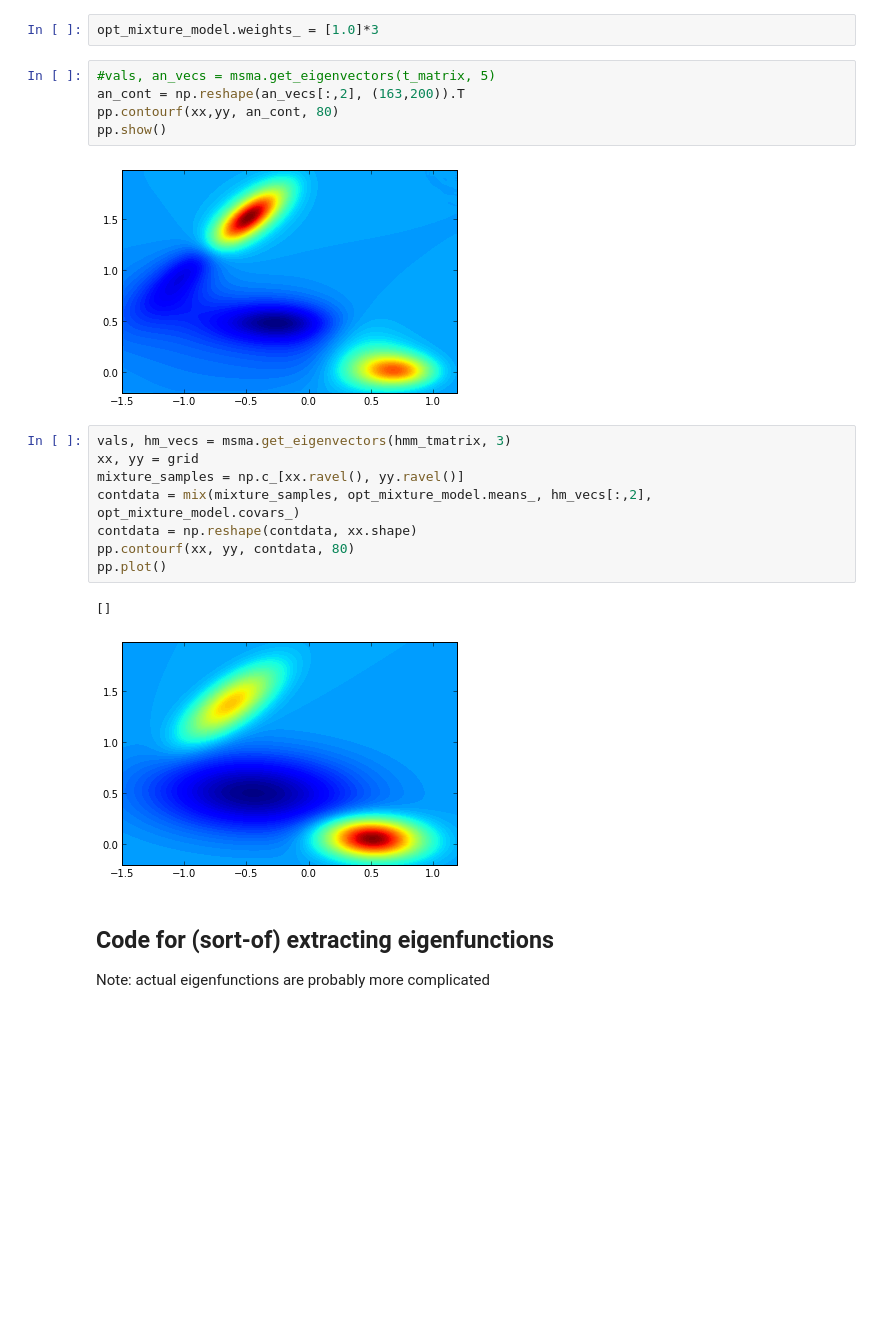
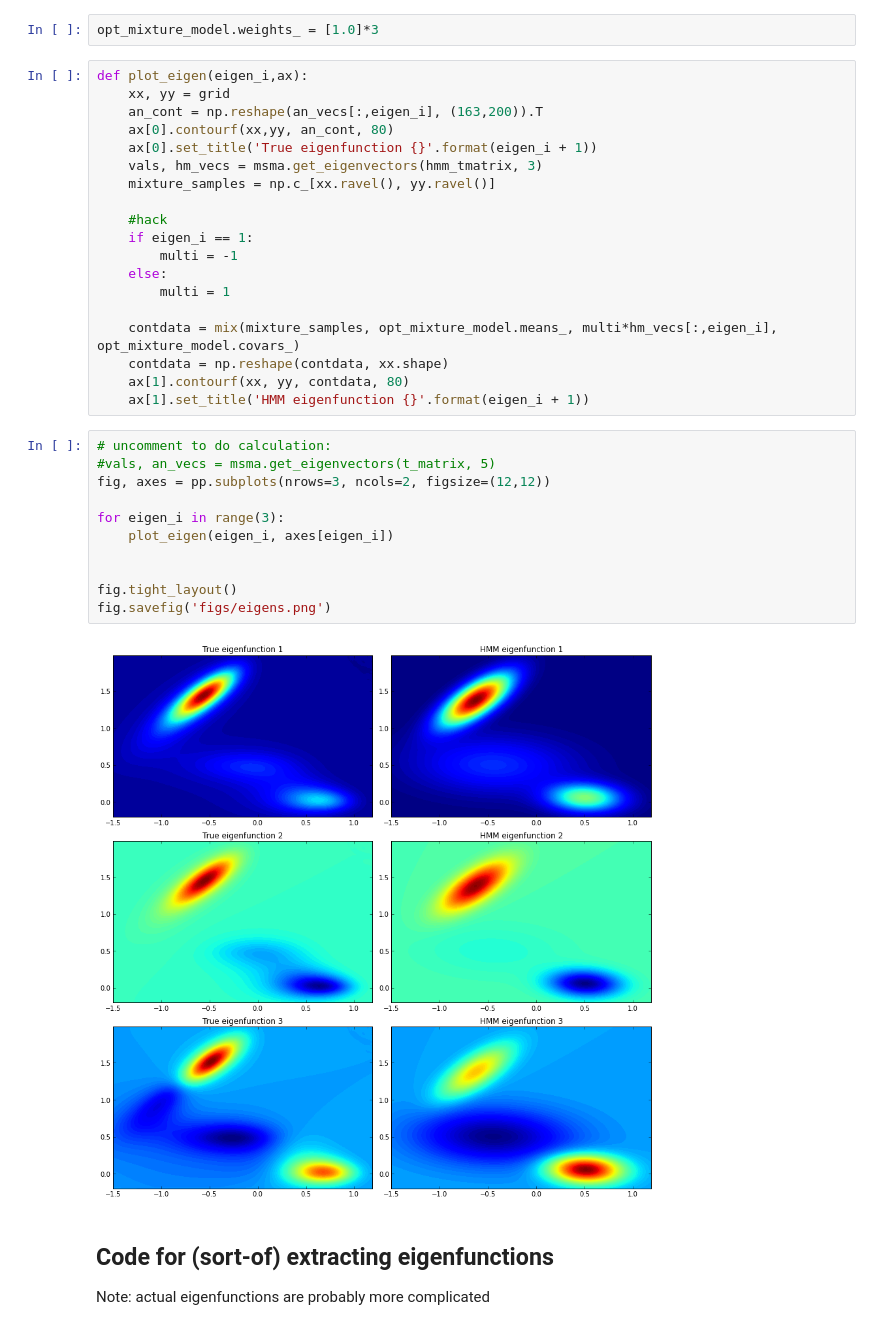
Before and after one commit to mpharrigan/fuzzy-clustering, a Jupyter notebook: HMM-Validate.ipynb, the cells around one changed output. Cells and saved outputs as stored; diff of their text form; blank space fills up the shorter version.

```diff
--- a/HMM-Validate.ipynb
+++ b/HMM-Validate.ipynb
@@ -116,24 +119,38 @@ print opt_mixture_model.weights_
 array([  2.72546675e-218,   1.00000000e+000,   2.09916893e-030])
 # %%
 opt_mixture_model.weights_ = [1.0]*3
-# %%
-#vals, an_vecs = msma.get_eigenvectors(t_matrix, 5)
-an_cont = np.reshape(an_vecs[:,2], (163,200)).T
-pp.contourf(xx,yy, an_cont, 80)
-pp.show()
-# %% [output]
-[figure, removed]
 # %%
-vals, hm_vecs = msma.get_eigenvectors(hmm_tmatrix, 3)
-xx, yy = grid
-mixture_samples = np.c_[xx.ravel(), yy.ravel()]
-contdata = mix(mixture_samples, opt_mixture_model.means_, hm_vecs[:,2], opt_mixture_model.covars_)
-contdata = np.reshape(contdata, xx.shape)
-pp.contourf(xx, yy, contdata, 80)
-pp.plot()
+def plot_eigen(eigen_i,ax):
+    xx, yy = grid
+    an_cont = np.reshape(an_vecs[:,eigen_i], (163,200)).T
+    ax[0].contourf(xx,yy, an_cont, 80)
+    ax[0].set_title('True eigenfunction {}'.format(eigen_i + 1))
+    vals, hm_vecs = msma.get_eigenvectors(hmm_tmatrix, 3)
+    mixture_samples = np.c_[xx.ravel(), yy.ravel()]
+
+    #hack
+    if eigen_i == 1:
+        multi = -1
+    else:
+        multi = 1
+
+    contdata = mix(mixture_samples, opt_mixture_model.means_, multi*hm_vecs[:,eigen_i], opt_mixture_model.covars_)
+    contdata = np.reshape(contdata, xx.shape)
+    ax[1].contourf(xx, yy, contdata, 80)
+    ax[1].set_title('HMM eigenfunction {}'.format(eigen_i + 1))
-# %% [output]
-[]
-[figure, removed]
+# %%
+# uncomment to do calculation:
+#vals, an_vecs = msma.get_eigenvectors(t_matrix, 5)
+fig, axes = pp.subplots(nrows=3, ncols=2, figsize=(12,12))
+
+for eigen_i in range(3):
+    plot_eigen(eigen_i, axes[eigen_i])
+
+
+fig.tight_layout()
+fig.savefig('figs/eigens.png')
+# %% [output]
+[figure, added]
 # %% [markdown]
 Code for (sort-of) extracting eigenfunctions
 -----------
```
Also changed, not shown: parts of 3 cells of this notebook, 11 other files.
